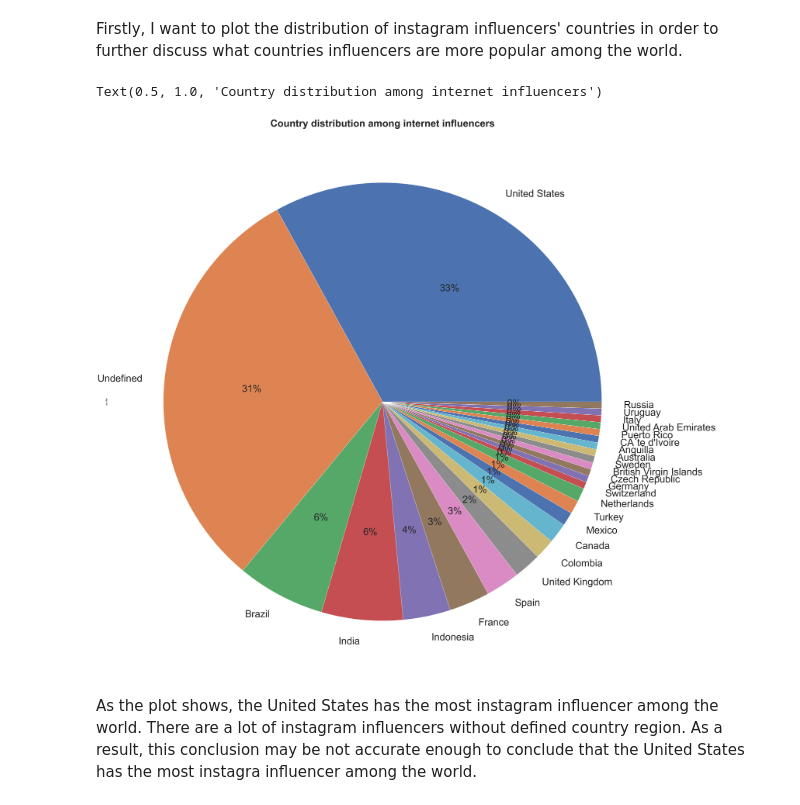
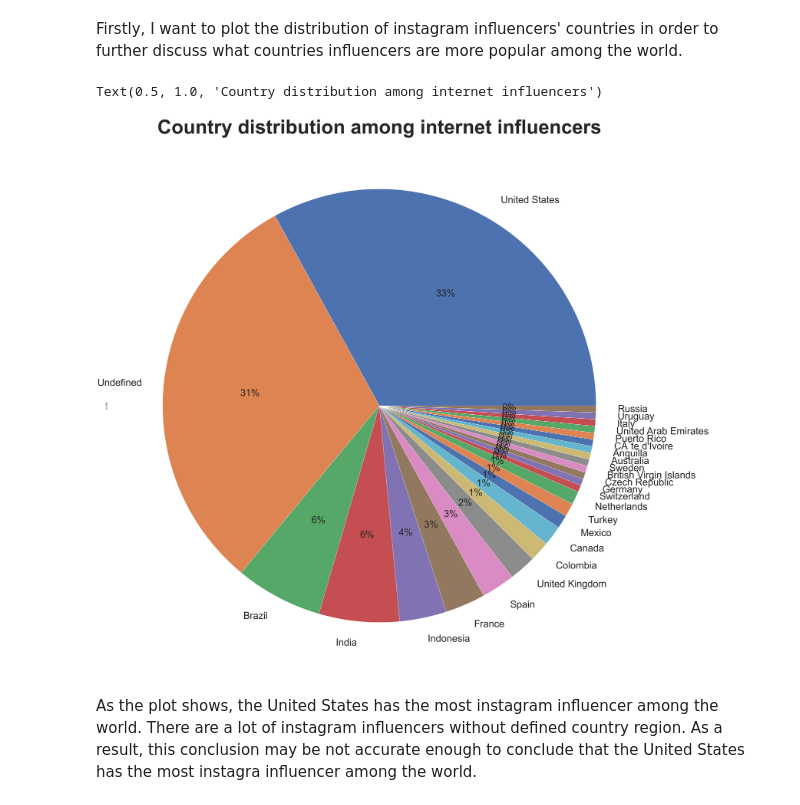
Before and after one commit to anly501/anly-501-project-YilinYang2000, a Jupyter notebook: 501-project-website/codes/data-exploring1.ipynb, the cells around one changed output. Drawn from its saved outputs; the diff is of its cells as text; code cells hidden in the pictures.

```diff
--- a/501-project-website/codes/data-exploring1.ipynb
+++ b/501-project-website/codes/data-exploring1.ipynb
@@ -293,10 +293,10 @@ Firstly, I want to plot the distribution of instagram influencers' countries in
 # %%
 sns.set(rc={'figure.figsize':(50,50)})
 pie = insta.country.value_counts().plot(kind='pie',autopct='%1.0f%%',textprops={'fontsize': 50})#Use pieplot the distribution of countries
-pie.set_title("Country distribution among internet influencers",fontdict= { 'fontsize': 50,'fontweight':'bold'}) #set title for this plot
+pie.set_title("Country distribution among internet influencers",fontdict= { 'fontsize': 100,'fontweight':'bold'}) #set title for this plot
 # %% [output]
 Text(0.5, 1.0, 'Country distribution among internet influencers')
-[figure, old version]
+[figure, new version]
 # %% [markdown]
 As the plot shows, the United States has the most instagram influencer among the world. There are a lot of instagram influencers without defined country region. As a result, this conclusion may be not accurate enough to conclude that the United States has the most instagra influencer among the world.
 # %% [markdown]
```
Also changed, not shown: 2 other files.
